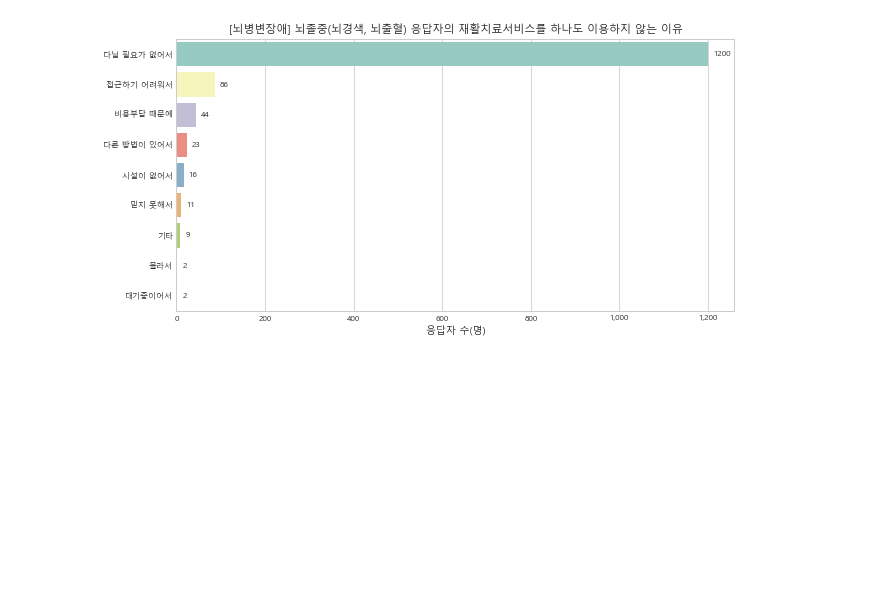
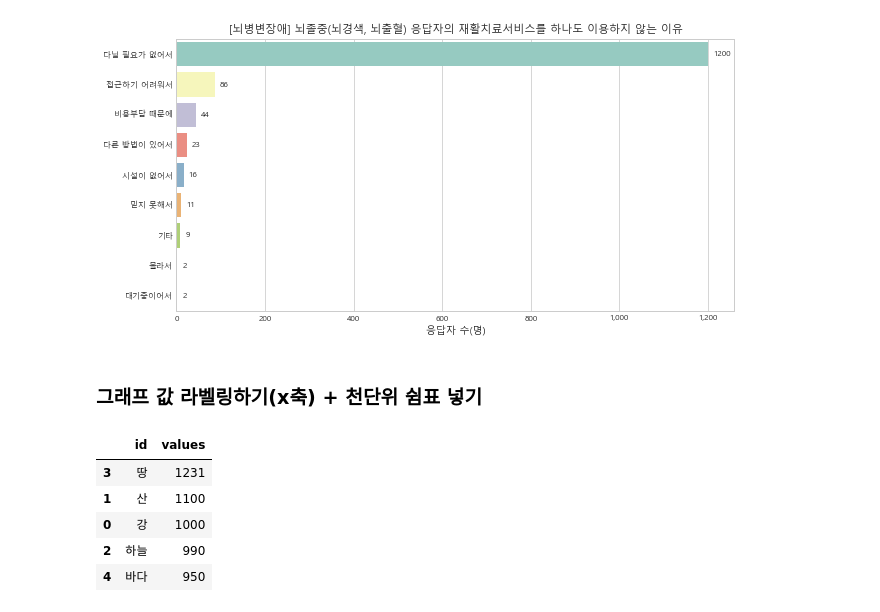
Before and after one commit to Park-Young-Bin/Python_Projects, a Jupyter notebook: 그래프 서식 설정(matplotlib, seaborn).ipynb, the cells around one changed output. Saved outputs shown, nothing was run; the diff lists cells and outputs as text; code cells hidden in the pictures; blank space fills up the shorter version.

```diff
--- a/그래프 서식 설정(matplotlib, seaborn).ipynb
+++ b/그래프 서식 설정(matplotlib, seaborn).ipynb
@@ -93,3 +95,17 @@ ax.xaxis.set_major_formatter(x_format)
 plt.show()
 # %% [output]
 [figure]
+# %% [markdown]
+### 그래프 값 라벨링하기(x축) + 천단위 쉼표 넣기
+# %%
+df = pd.DataFrame({'id': ['강', '산', '하늘', '땅', '바다'],
+                  'values':[1000, 1100, 990, 1231, 950]}) # 예시 데이터 생성
+df.sort_values(by='values', ascending=False, inplace=True) # value 기준 내림차순
+df
+# %% [output]
+|  | id | values |
+| 3 | 땅 | 1231 |
+| 1 | 산 | 1100 |
+| 0 | 강 | 1000 |
+| 2 | 하늘 | 990 |
+| 4 | 바다 | 950 |
```
Also changed, not shown: parts of 6 cells of this notebook.
